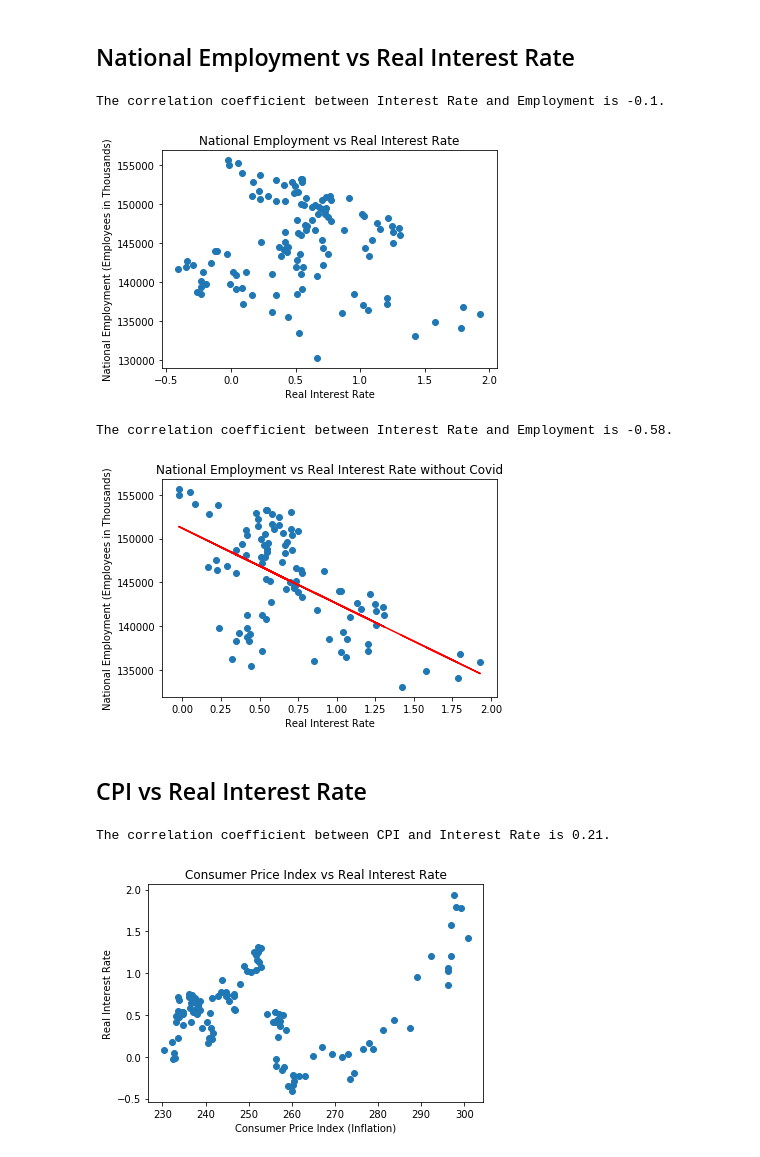
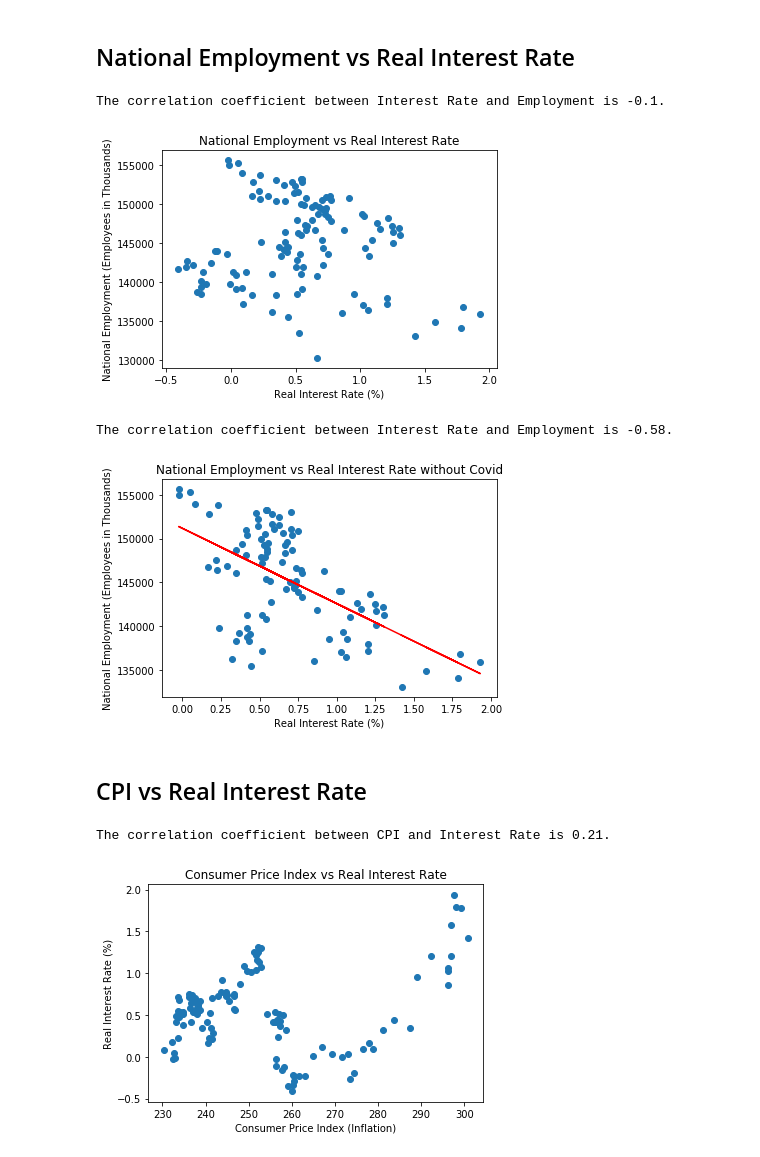
Before and after one commit to aumekubo2/SHAAL, a Jupyter notebook: Data_Analysis/Multi_Extract_Analysis_Attempt_1.ipynb, the cells around one changed output. Drawn from its saved outputs; the diff is of its cells as text; code cells hidden in the pictures.

```diff
--- a/Data_Analysis/Multi_Extract_Analysis_Attempt_1.ipynb
+++ b/Data_Analysis/Multi_Extract_Analysis_Attempt_1.ipynb
@@ -203,29 +203,29 @@ The correlation coefficient between CPI and National Employment is 0.82.
 # %%
 # Plot National Employment vs Real Interest Rate
 
 # drop March 2023 of Interest Rate to make dataset same length
 interest_rate_reversed = interest_rate.iloc[::-1]
 interest_rate_reversed = interest_rate_reversed.drop(interest_rate_reversed[interest_rate_reversed["observation_date"] == "Mar-23"].index)
 
 nat_employment_cropped = nat_employment_reversed.drop(nat_employment_reversed[nat_employment_reversed["year"] == 2010].index)
 nat_employment_cropped = nat_employment_cropped.drop(nat_employment_cropped[nat_employment_cropped["year"] == 2011].index)
 nat_employment_cropped = nat_employment_cropped.drop(nat_employment_cropped[nat_employment_cropped["year"] == 2012].index)
 
 nat_employment_cropped_value = nat_employment_cropped["value"]
 interest_rate_reversed_value = interest_rate_reversed["REAINTRATREARAT10Y"]
 plt.scatter(interest_rate_reversed_value, nat_employment_cropped_value)
 plt.ylabel("National Employment (Employees in Thousands)")
-plt.xlabel("Real Interest Rate")
+plt.xlabel("Real Interest Rate (%)")
 plt.title("National Employment vs Real Interest Rate")
 
 plt.savefig("../Graphs/Interest_Rate_Employment.png")
 
 #Correlation Coefficient
 cc_ir_em = round(st.pearsonr(nat_employment_cropped_value, interest_rate_reversed_value)[0],2)
 print(f"The correlation coefficient between Interest Rate and Employment is {cc_ir_em}.")
 # %% [output]
 The correlation coefficient between Interest Rate and Employment is -0.1.
-[figure, old version]
+[figure, new version]
 # %%
 # Plot Employment vs Interest Rate without Covid
 
@@ -271,7 +271,7 @@ regress_values = slope * interest_rate_cropped_value + intercept
 
 plt.scatter(interest_rate_cropped_value, nat_employment_covid_value)
 plt.ylabel("National Employment (Employees in Thousands)")
-plt.xlabel("Real Interest Rate")
+plt.xlabel("Real Interest Rate (%)")
 plt.title("National Employment vs Real Interest Rate without Covid")
 plt.plot(interest_rate_cropped_value, regress_values, "r-")
 
@@ -282,7 +282,7 @@ cc_ir_em_covid = round(st.pearsonr(nat_employment_covid_value, interest_rate_cro
 print(f"The correlation coefficient between Interest Rate and Employment is {cc_ir_em_covid}.")
 # %% [output]
 The correlation coefficient between Interest Rate and Employment is -0.58.
-[figure, old version]
+[figure, new version]
 # %% [markdown]
 ## CPI vs Real Interest Rate
 # %%
@@ -301,7 +301,7 @@ cpi_value = cpi_cropped["value"]
 interest_value = interest_rate_reversed["REAINTRATREARAT10Y"]
 plt.scatter(cpi_value, interest_value)
 plt.xlabel("Consumer Price Index (Inflation)")
-plt.ylabel("Real Interest Rate")
+plt.ylabel("Real Interest Rate (%)")
 plt.title("Consumer Price Index vs Real Interest Rate")
 
 plt.savefig("../Graphs/CPI_InterestRate.png")
@@ -311,7 +311,7 @@ cc_cpi_ir = round(st.pearsonr(cpi_value, interest_value)[0],2)
 print(f"The correlation coefficient between CPI and Interest Rate is {cc_cpi_ir}.")
 # %% [output]
 The correlation coefficient between CPI and Interest Rate is 0.21.
-[figure, old version]
+[figure, new version]
 # %%
 # Plot CPI vs. Interest Rate without 2020 and 2021
 
```
Also changed, not shown: parts of 2 cells of this notebook, 6 other files.
